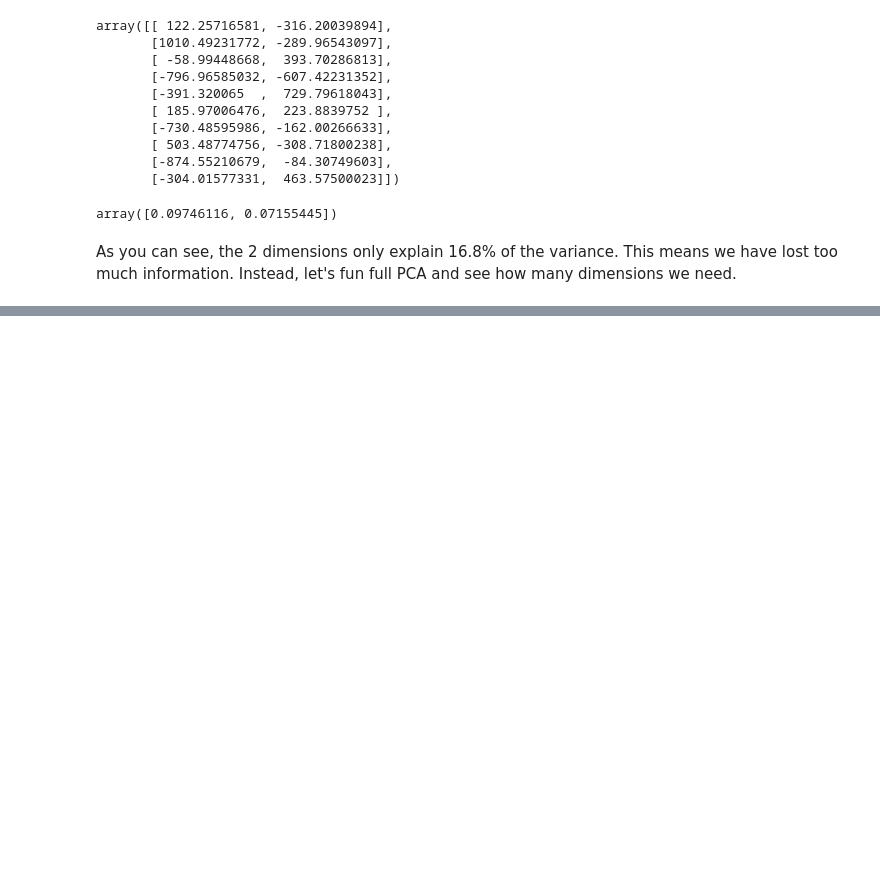
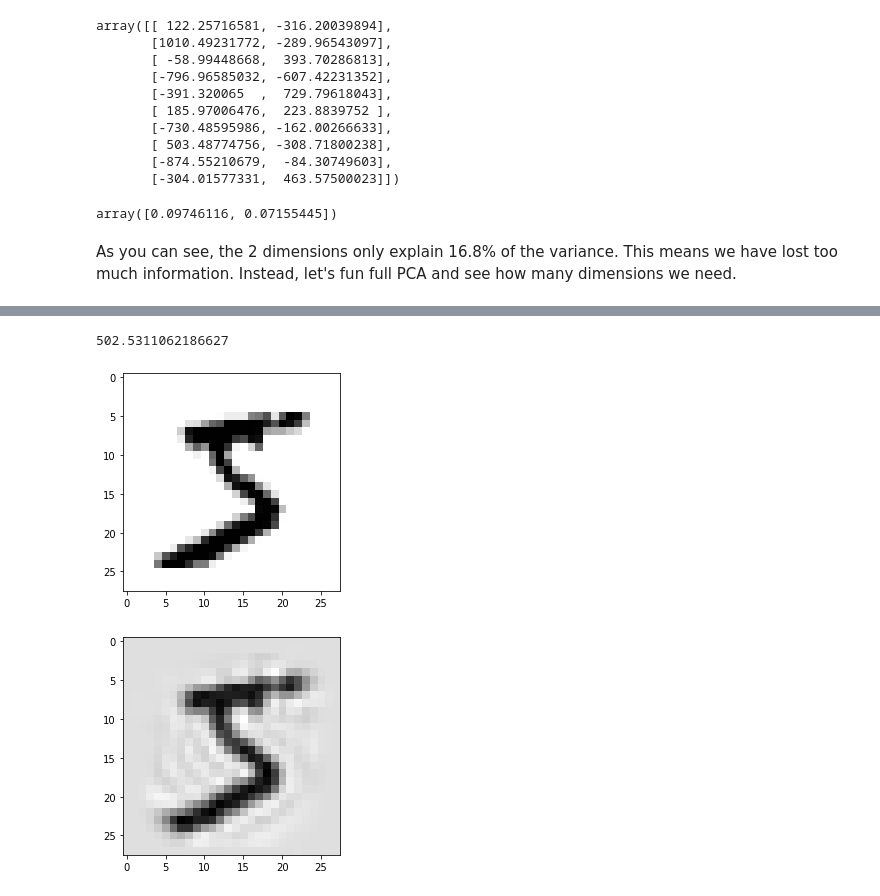
Before and after one commit to youngelf/MachineLearning, a Jupyter notebook: Hands-On2/Chapter 8.ipynb, the cells around one changed output, grey strips where cells are left out. Saved outputs shown, nothing was run; the diff lists cells and outputs as text; code cells hidden in the pictures; blank space fills up the shorter version.

```diff
--- a/Hands-On2/Chapter 8.ipynb
+++ b/Hands-On2/Chapter 8.ipynb
@@ -100,0 +270,2 @@ pca.fit(X)
+# %%
+rnd_pca = PCA(n_components=154,  svd_solver="randomized")
@@ -100,0 +284,14 @@ pca.fit(X)
+# %%
+digit_reduced = rnd_pca.transform([one_digit])
+digit_recovered = rnd_pca.inverse_transform([digit_reduced])
+
+# How much information did we lose here
+print(np.linalg.norm(one_digit - digit_recovered))
+
+# And let's plot them both
+showImage(one_digit)
+showImage(digit_recovered)
+# %% [output]
+502.5311062186627
+[figure, added]
+[figure, added]
```
Also changed, not shown: parts of 62 cells of this notebook, 4 other files.
